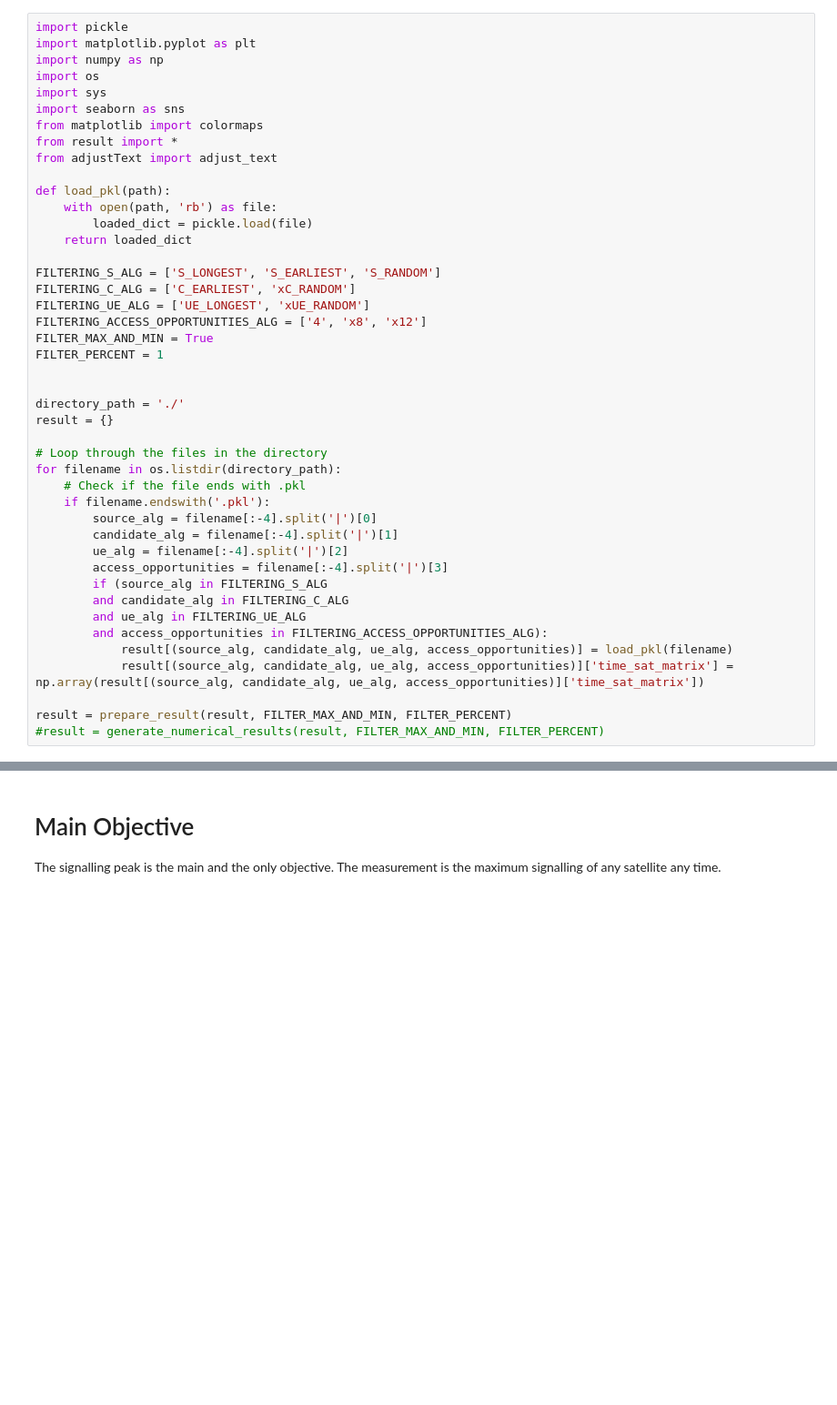
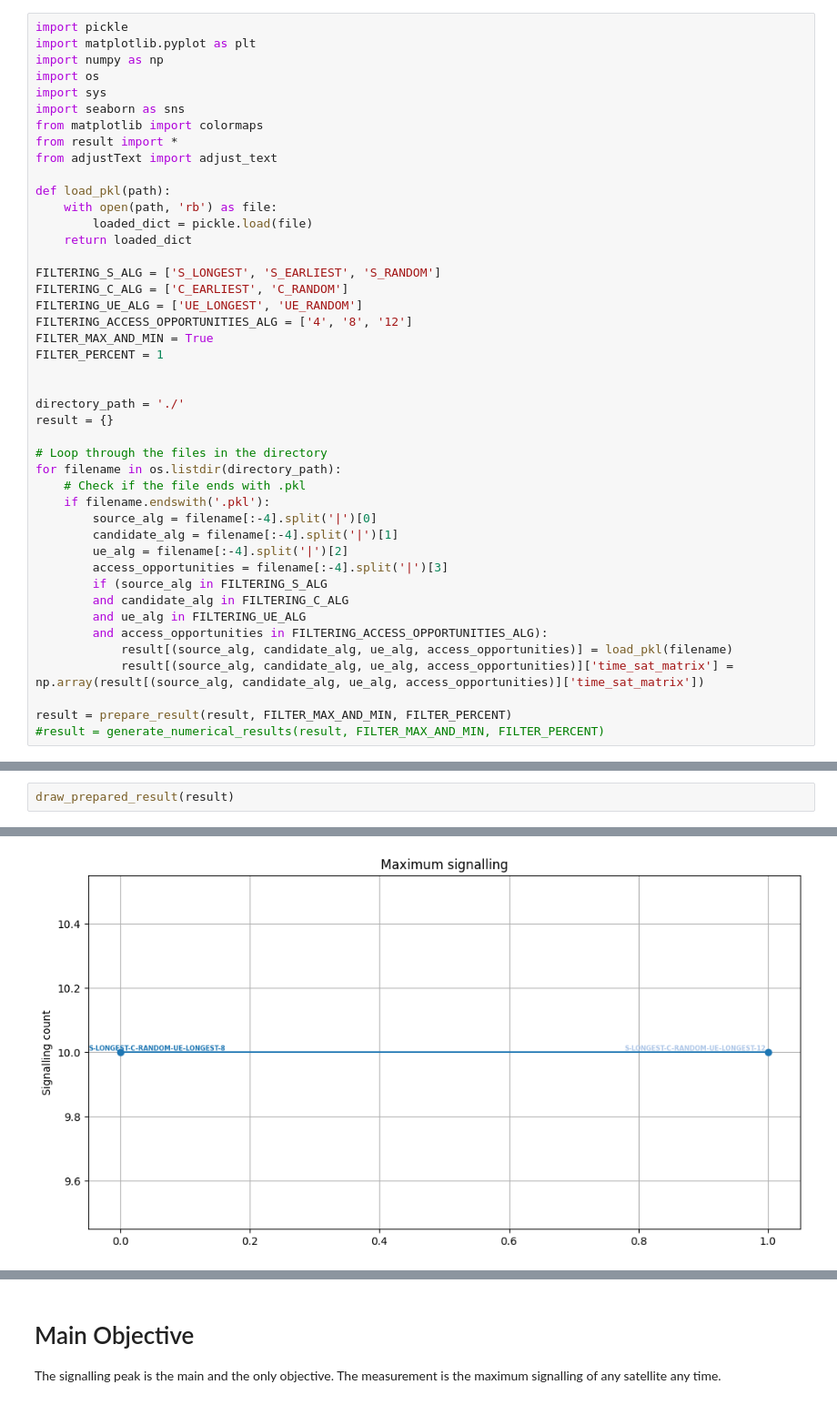
Before and after one commit to zbh888/congestionHO, a Jupyter notebook: src/simulation/result/result.ipynb, the cells around one changed output, grey strips where cells are left out. Shown at 91% size. Saved outputs shown, nothing was run; the diff lists cells and outputs as text; blank space fills up the shorter version.

```diff
--- a/src/simulation/result/result.ipynb
+++ b/src/simulation/result/result.ipynb
@@ -15,9 +15,9 @@ def load_pkl(path):
     return loaded_dict
 
 FILTERING_S_ALG = ['S_LONGEST', 'S_EARLIEST', 'S_RANDOM']
-FILTERING_C_ALG = ['C_EARLIEST', 'xC_RANDOM']
-FILTERING_UE_ALG = ['UE_LONGEST', 'xUE_RANDOM']
-FILTERING_ACCESS_OPPORTUNITIES_ALG = ['4', 'x8', 'x12']
+FILTERING_C_ALG = ['C_EARLIEST', 'C_RANDOM']
+FILTERING_UE_ALG = ['UE_LONGEST', 'UE_RANDOM']
+FILTERING_ACCESS_OPPORTUNITIES_ALG = ['4', '8', '12']
 FILTER_MAX_AND_MIN = True
 FILTER_PERCENT = 1
 
@@ -53,0 +52,3 @@ Those with large max signalling
+# %%
+draw_prepared_result(result)
+# %% [output]
@@ -53,0 +56 @@ Those with large max signalling
+[figure, added]
```
Also changed, not shown: parts of 4 cells of this notebook, 3 other files.
